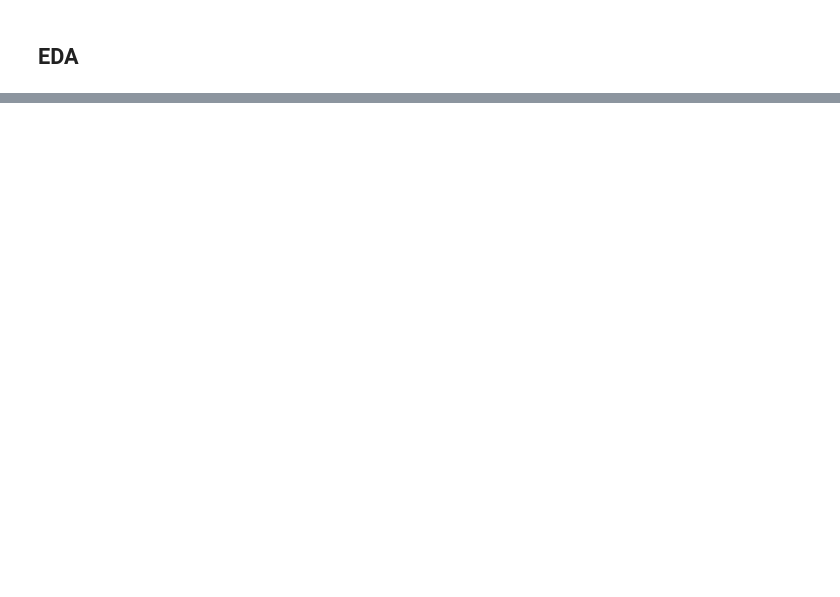
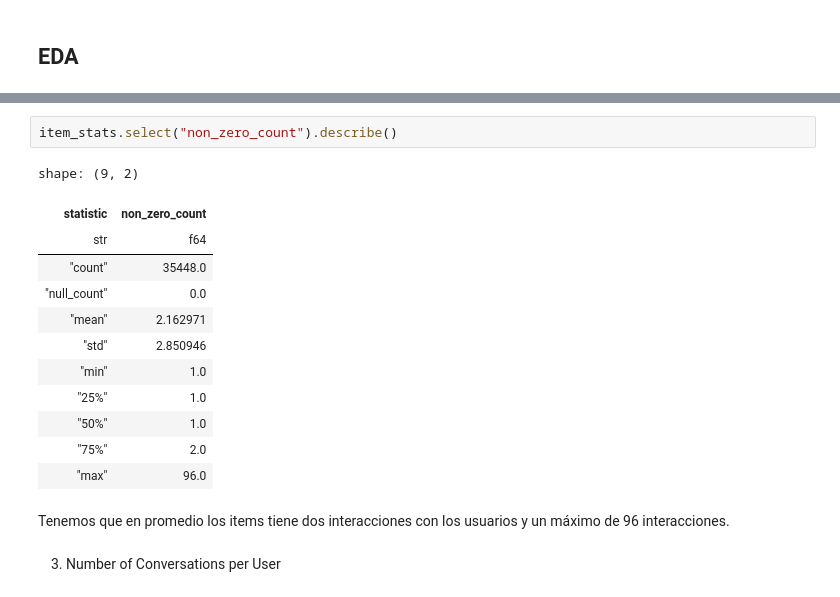
Before and after one commit to diegoquezadac/recommender-monkeys, a Jupyter notebook: notebooks/00-eda.ipynb, the cells around one changed output, grey strips where cells are left out. Drawn from its saved outputs; the diff is of its cells as text; blank space fills up the shorter version.

```diff
--- a/notebooks/00-eda.ipynb
+++ b/notebooks/00-eda.ipynb
@@ -106,0 +342,19 @@ dataframes['Movies']['final_data'].item(1, "conversations")
+# %%
+item_stats.select("non_zero_count").describe()
+# %% [output]
+shape: (9, 2)
+| statistic | non_zero_count |
+| str | f64 |
+| "count" | 35448.0 |
+| "null_count" | 0.0 |
+| "mean" | 2.162971 |
+| "std" | 2.850946 |
+| "min" | 1.0 |
+| "25%" | 1.0 |
+| "50%" | 1.0 |
+| "75%" | 2.0 |
+| "max" | 96.0 |
+# %% [markdown]
+Tenemos que en promedio los items tiene dos interacciones con los usuarios y un máximo de 96 interacciones.
+# %% [markdown]
+3. Number of Conversations per User
```
Also changed, not shown: parts of 27 cells of this notebook, 2 other files.
